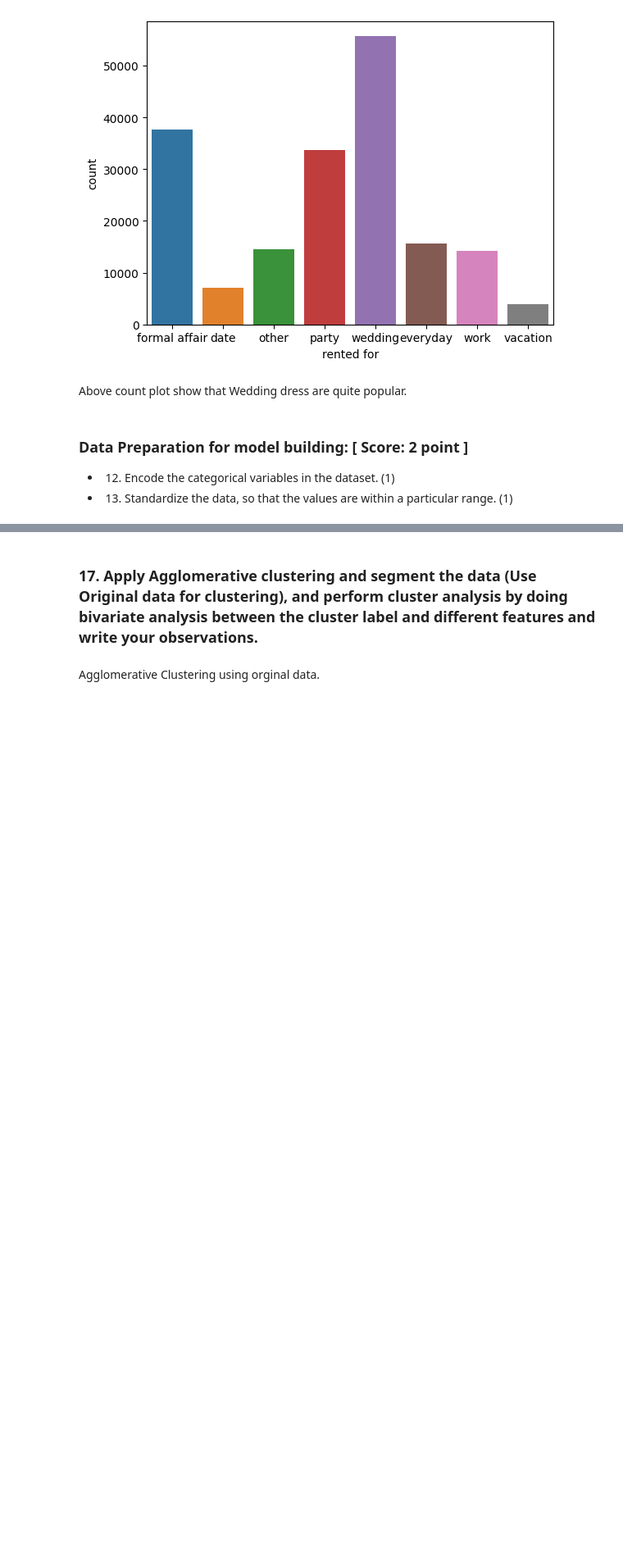
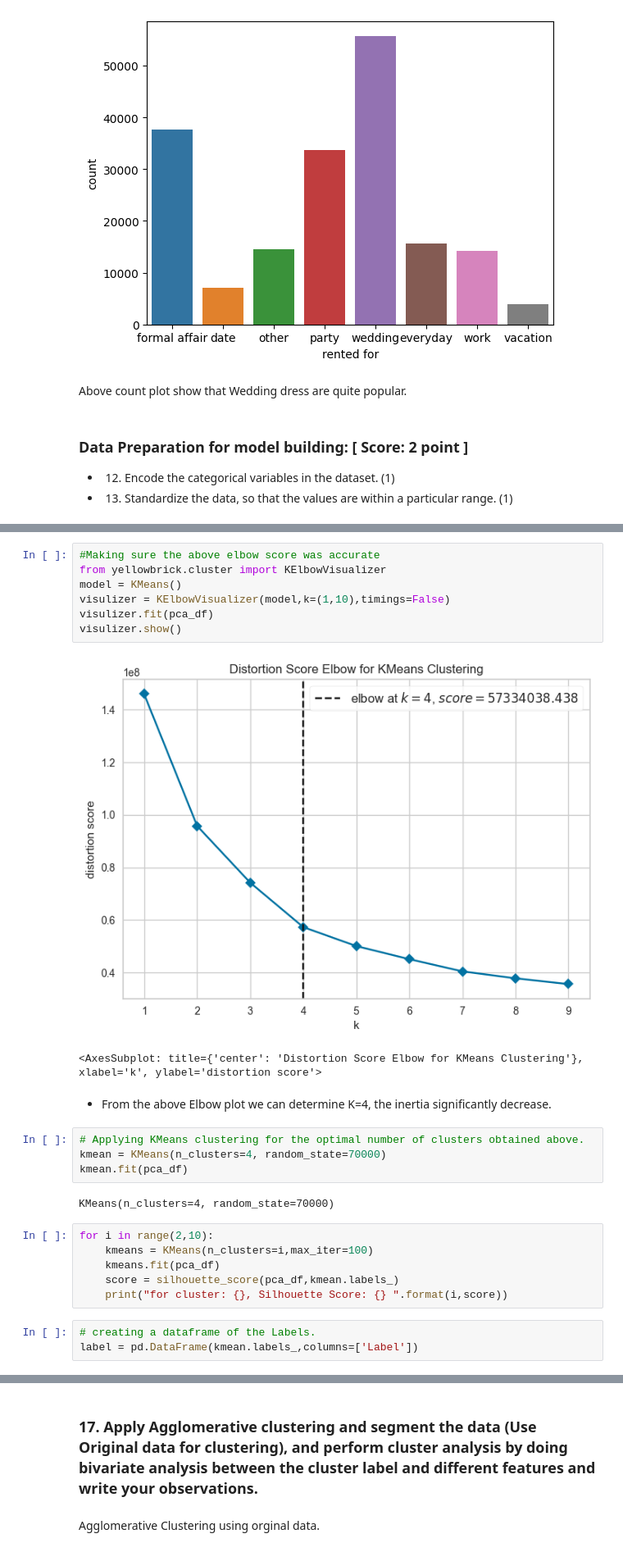
Before and after one commit to JustineJC/JustineJose-Project-2_Python-for-DS, a Jupyter notebook: Machine Learning - Unsupervised Learning- E commerce.ipynb, the cells around one changed output, grey strips where cells are left out. Shown at 82% size. Cells and saved outputs as stored; diff of their text form; blank space fills up the shorter version.

```diff
--- a/Machine Learning - Unsupervised Learning- E commerce.ipynb
+++ b/Machine Learning - Unsupervised Learning- E commerce.ipynb
@@ -374,0 +499,27 @@ scaled_feature_df.head(3)
+# %%
+#Making sure the above elbow score was accurate
+from yellowbrick.cluster import KElbowVisualizer
+model = KMeans()
+visulizer = KElbowVisualizer(model,k=(1,10),timings=False)
+visulizer.fit(pca_df)
+visulizer.show()
+# %% [output]
+[figure, added]
+<AxesSubplot: title={'center': 'Distortion Score Elbow for KMeans Clustering'}, xlabel='k', ylabel='distortion score'>
+# %% [markdown]
+- From the above Elbow plot we can determine K=4, the inertia significantly decrease.
+# %%
+# Applying KMeans clustering for the optimal number of clusters obtained above.
+kmean = KMeans(n_clusters=4, random_state=70000)
+kmean.fit(pca_df)
+# %% [output]
+KMeans(n_clusters=4, random_state=70000)
+# %%
+for i in range(2,10):
+    kmeans = KMeans(n_clusters=i,max_iter=100)
+    kmeans.fit(pca_df)
+    score = silhouette_score(pca_df,kmean.labels_)
+    print("for cluster: {}, Silhouette Score: {} ".format(i,score))
+# %%
+# creating a dataframe of the Labels.
+label = pd.DataFrame(kmean.labels_,columns=['Label'])
```
Also changed, not shown: parts of 67 cells of this notebook.
